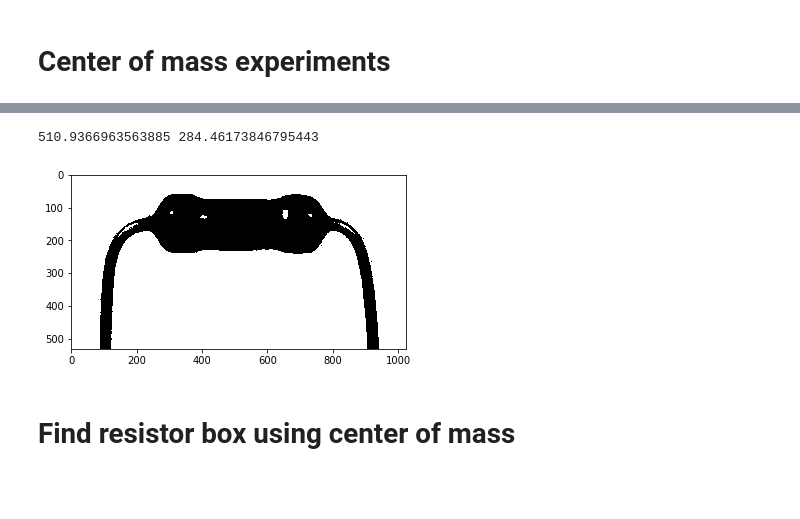
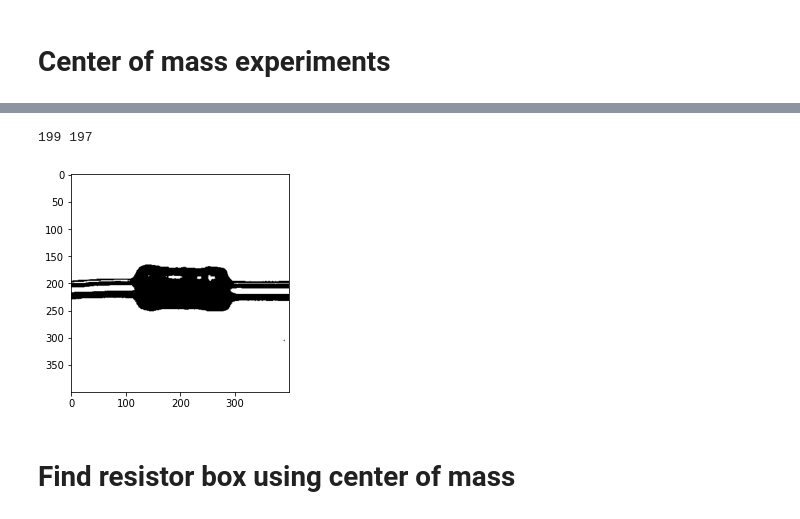
Before and after one commit to zandertedjo/Resistor-Classification, a Jupyter notebook: Find Contour.ipynb, the cells around one changed output, grey strips where cells are left out. Cells and saved outputs as stored; diff of their text form; code cells hidden in the pictures; blank space fills up the shorter version.

Commit message:
Updating color id traversal and center of mass experiments

```diff
--- a/Find Contour.ipynb
+++ b/Find Contour.ipynb
@@ -96,18 +96,22 @@ plt.imshow(cv2.cvtColor(img,cv2.COLOR_BGR2RGB))
 # %%
-img = cv2.imread("res.jpg")
+img = cv2.imread("res2.jpg")
 
 # convert image to grayscale image
 gray_image = cv2.cvtColor(img, cv2.COLOR_BGR2GRAY)
 
 # convert the grayscale image to binary image
-ret,thresh = cv2.threshold(gray_image,250,255,0)
+ret,thresh = cv2.threshold(gray_image,230,255,0)
+
+y,x = ndimage.measurements.center_of_mass(thresh)
+y = int(y)
+x = int(x)
+
+thresh[y:y+10,x:x+10] = 0
 plt.imshow(thresh, cmap='gray')
-y,x = ndimage.measurements.center_of_mass(thresh)
-
 print(x,y)
 # %% [output]
-510.9366963563885 284.46173846795443
+199 197
-[figure, old version]
+[figure, new version]
 # %% [markdown]
 # Find resistor box using center of mass
 # %%
```
Also changed, not shown: parts of 4 cells of this notebook, 3 other files.
